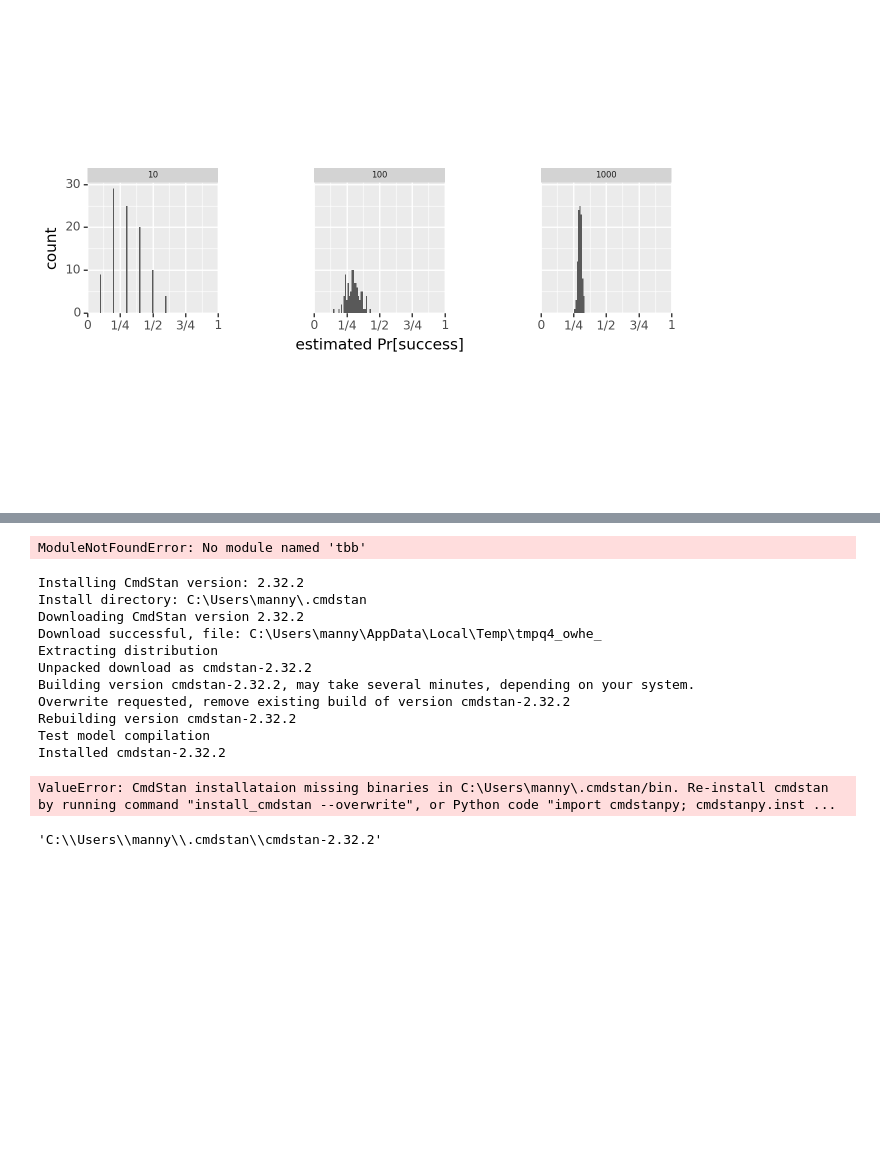
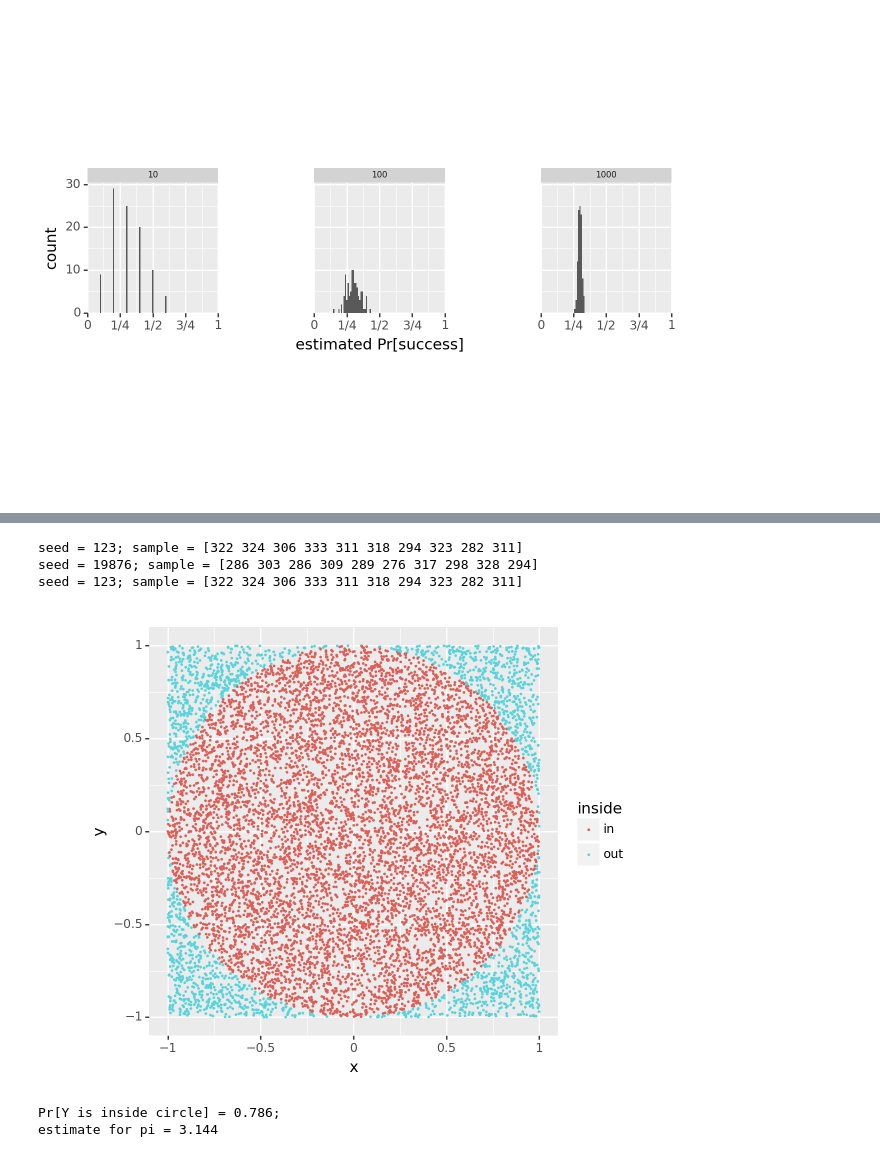
Before and after one commit to emmanuelmokel/PPL-practice, a Jupyter notebook: Stan/pystan_intro.ipynb, the cells around one changed output, grey strips where cells are left out. Cells and saved outputs as stored; diff of their text form; code cells hidden in the pictures; blank space fills up the shorter version.

Commit message:
Implemented first MCMC and added a few notes on differences between Python and Stan

```diff
--- a/Stan/pystan_intro.ipynb
+++ b/Stan/pystan_intro.ipynb
@@ -22,7 +22,8 @@ import patchworklib as pw
 # This works with printing instead of drawing: https://lightrun.com/answers/spyder-ide-spyder-plotnine-plots-not-showing-up
 def mydraw(x):
     """draw plot in the quarto doc"""
-    x.print()
+    #x.draw()
+    print(x)
 # %% [output]
 1.23.1
 # %%
@@ -145,27 +133,12 @@ cmdstan_path()
-# %%
-import tbb
-tbb.__version__
-# %% [output]
-ModuleNotFoundError: No module named 'tbb'
-# %%
-import cmdstanpy
-cmdstanpy.install_cmdstan(compiler=True, overwrite = True)
-set_cmdstan_path(r"C:\Users\manny\.cmdstan")
-cmdstan_path()
-# %% [output]
-Installing CmdStan version: 2.32.2
-Install directory: C:\Users\manny\.cmdstan
-Downloading CmdStan version 2.32.2
-Download successful, file: C:\Users\manny\AppData\Local\Temp\tmpq4_owhe_
-Extracting distribution
-Unpacked download as cmdstan-2.32.2
-Building version cmdstan-2.32.2, may take several minutes, depending on your system.
-Overwrite requested, remove existing build of version cmdstan-2.32.2
-Rebuilding version cmdstan-2.32.2
-Test model compilation
-Installed cmdstan-2.32.2
-ValueError: CmdStan installataion missing binaries in C:\Users\manny\.cmdstan/bin. Re-install cmdstan by running command "install_cmdstan --overwrite", or Python code "import cmdstanpy; cmdstanpy.inst ...
-# %%
-cmdstan_path()
-# %% [output]
-'C:\\Users\\manny\\.cmdstan\\cmdstan-2.32.2'
+# %%
+# Stan generates based on a random seed
+
+for seed in [123, 19876, 123]:
+    sample = model.sample(data = data, seed = seed, chains = 1,
+                         iter_sampling = 10, iter_warmup = 0,
+                         show_progress = False, show_console = False)
+    print(f"{seed = }; sample = {np.asarray(sample.stan_variable('y'), dtype = 'int')}")
+# %% [output]
+seed = 123; sample = [322 324 306 333 311 318 294 323 282 311]
+seed = 19876; sample = [286 303 286 309 289 276 317 298 328 294]
+seed = 123; sample = [322 324 306 333 311 318 294 323 282 311]
@@ -171,0 +160,33 @@ cmdstan_path()
+# %%
+# Estiamting the area of pi with monte carlo
+
+M = 100 if DRAFT else 10_000
+model = csp.CmdStanModel(stan_file = 'monte-carlo-pi.stan')
+sample = model.sample(chains = 1, iter_warmup = 0, iter_sampling = M,
+                      show_progress = False, show_console = False,
+                      seed = 123)
+x_draws = sample.stan_variable('x')
+y_draws = sample.stan_variable('y')
+inside_draws = [int(i) for i in sample.stan_variable('inside')]
+pi_draws = sample.stan_variable('pi')
+inside_named_draws = np.array(["out", "in"])[inside_draws]
+df = pd.DataFrame({'x': x_draws, 'y': y_draws,
+                   'inside': inside_named_draws})
+mydraw(
+  pn.ggplot(df, pn.aes(x = 'x', y = 'y',
+                group='inside', color='inside'))
+  + pn.geom_point(size = 0.1)
+  + pn.labs(x = 'x', y = 'y')
+  + pn.coord_fixed(ratio = 1)
+)
+# %% [output]
+[figure, added]
+# %%
+# Esimate of pi
+P_inside = np.mean(inside_draws)
+pi_hat = np.mean(pi_draws)
+print(f"Pr[Y is inside circle] = {P_inside:.3f};")
+print(f"estimate for pi = {pi_hat:.3f}")
+# %% [output]
+Pr[Y is inside circle] = 0.786;
+estimate for pi = 3.144
```
Also changed, not shown: parts of 10 cells of this notebook, 6 other files.
